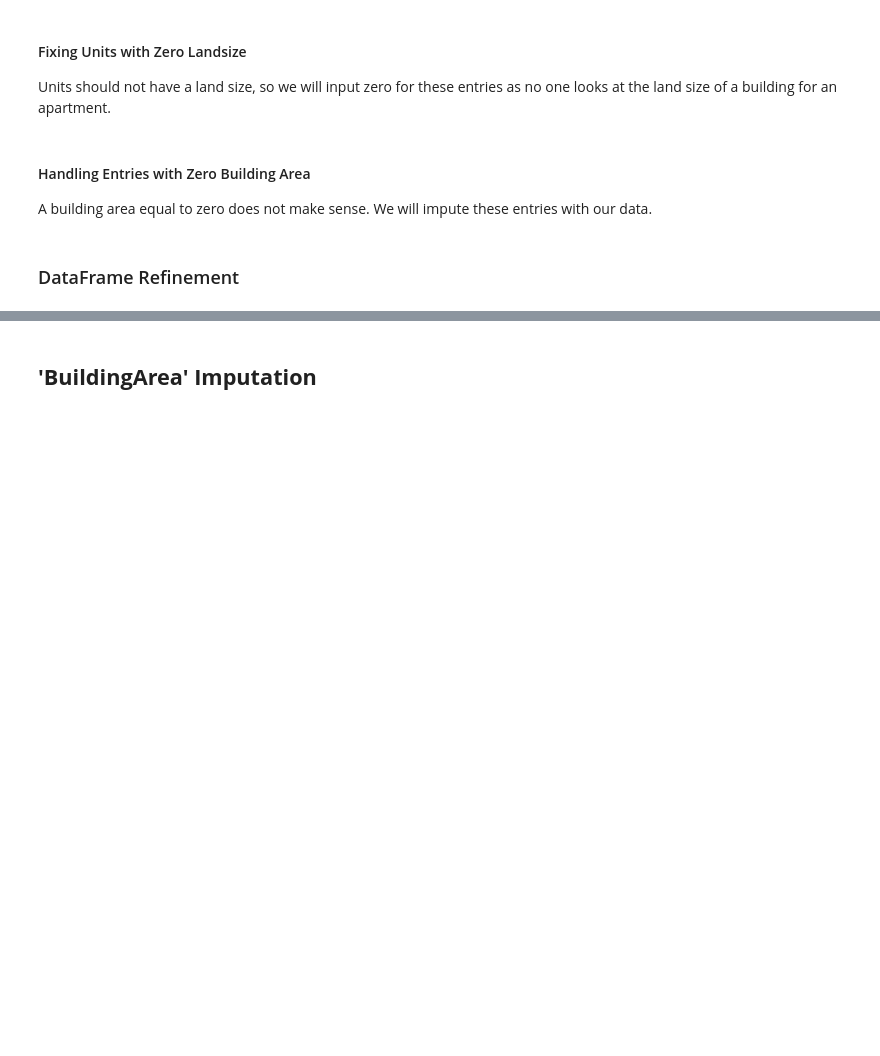
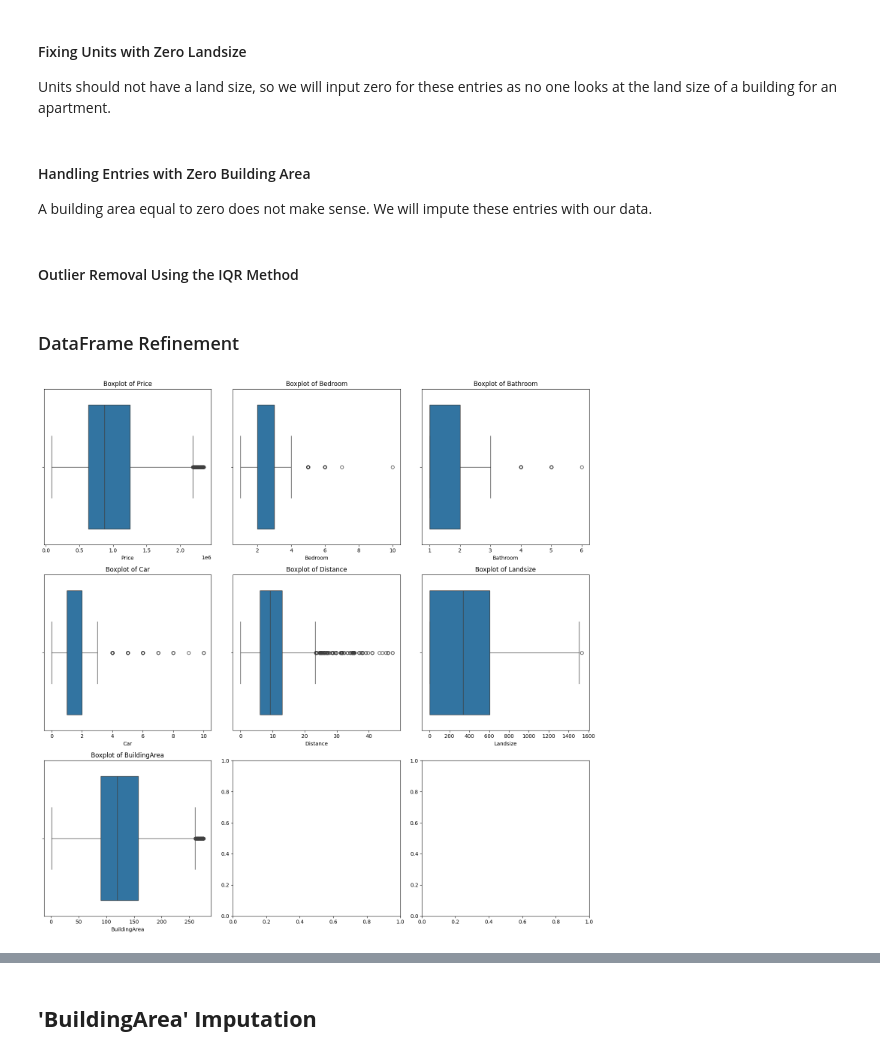
Before and after one commit to arahm071/Melbourne-Modeling-Journey, a Jupyter notebook: 01_Data_Cleaning/1_Data_Cleaning.ipynb, the cells around one changed output, grey strips where cells are left out. Drawn from its saved outputs; the diff is of its cells as text; code cells hidden in the pictures; blank space fills up the shorter version.

```diff
--- a/01_Data_Cleaning/1_Data_Cleaning.ipynb
+++ b/01_Data_Cleaning/1_Data_Cleaning.ipynb
@@ -242,3 +242,5 @@ A building area equal to zero does not make sense. We will impute these entries
 # %%
 # Impute 0 values in 'BuildingArea' with NaN
 melb_data.loc[melb_data['BuildingArea'] == 0, 'BuildingArea'] = np.nan
+# %% [markdown]
+#### Outlier Removal Using the IQR Method
@@ -255,3 +276,8 @@ melb_data = melb_data[[
     'Bathroom', 'Bathroom_was_0', 'Car', 'Car_was_missing', 'Distance',
     'Landsize', 'Landsize_Indicator', 'BuildingArea', 'BuildingArea_was_missing'
 ]]
+# %%
+# Plot boxplots to visualize outliers
+plot_utils.plot_box(data=melb_data, column_list=quant_columns, rows=3, cols=3)
+# %% [output]
+[figure, added]
```
Also changed, not shown: parts of 51 cells of this notebook, 2 other files.
